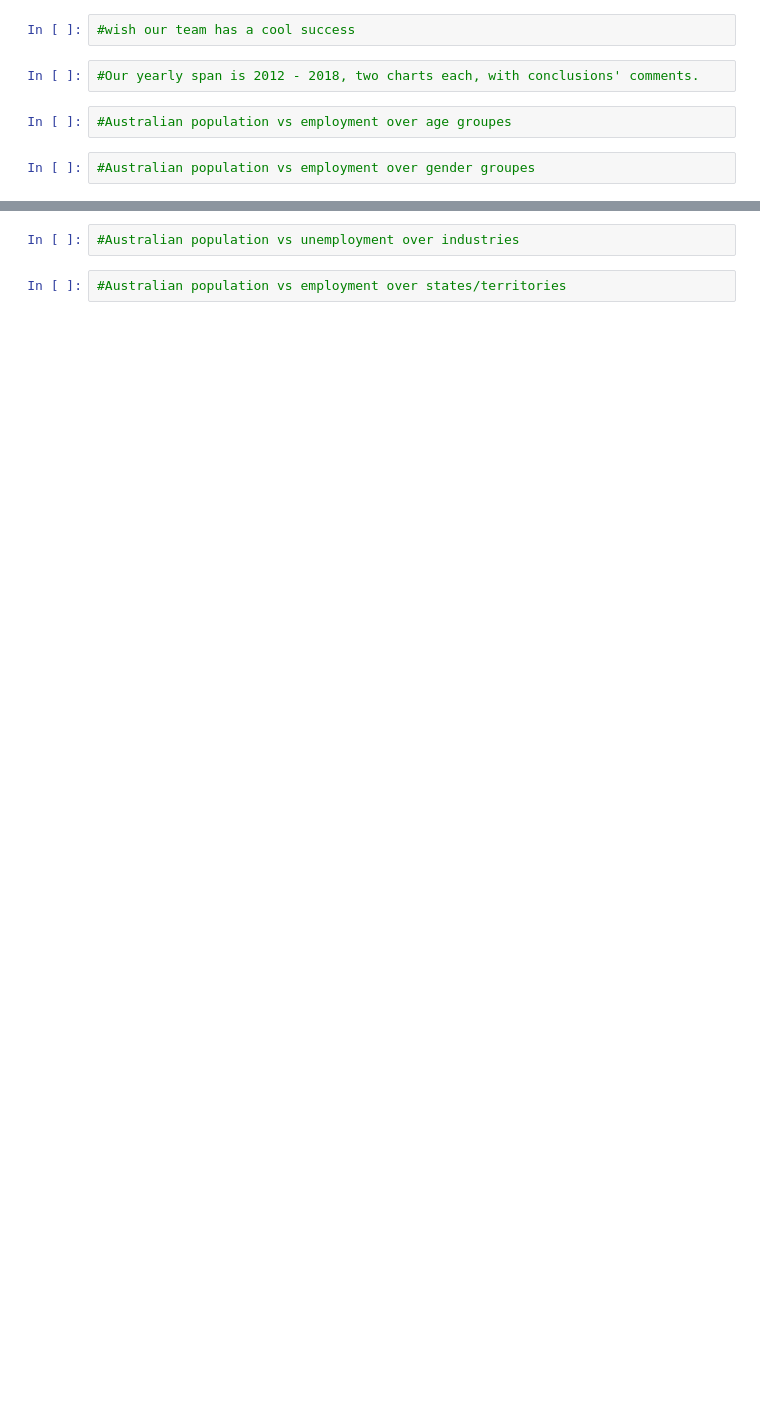
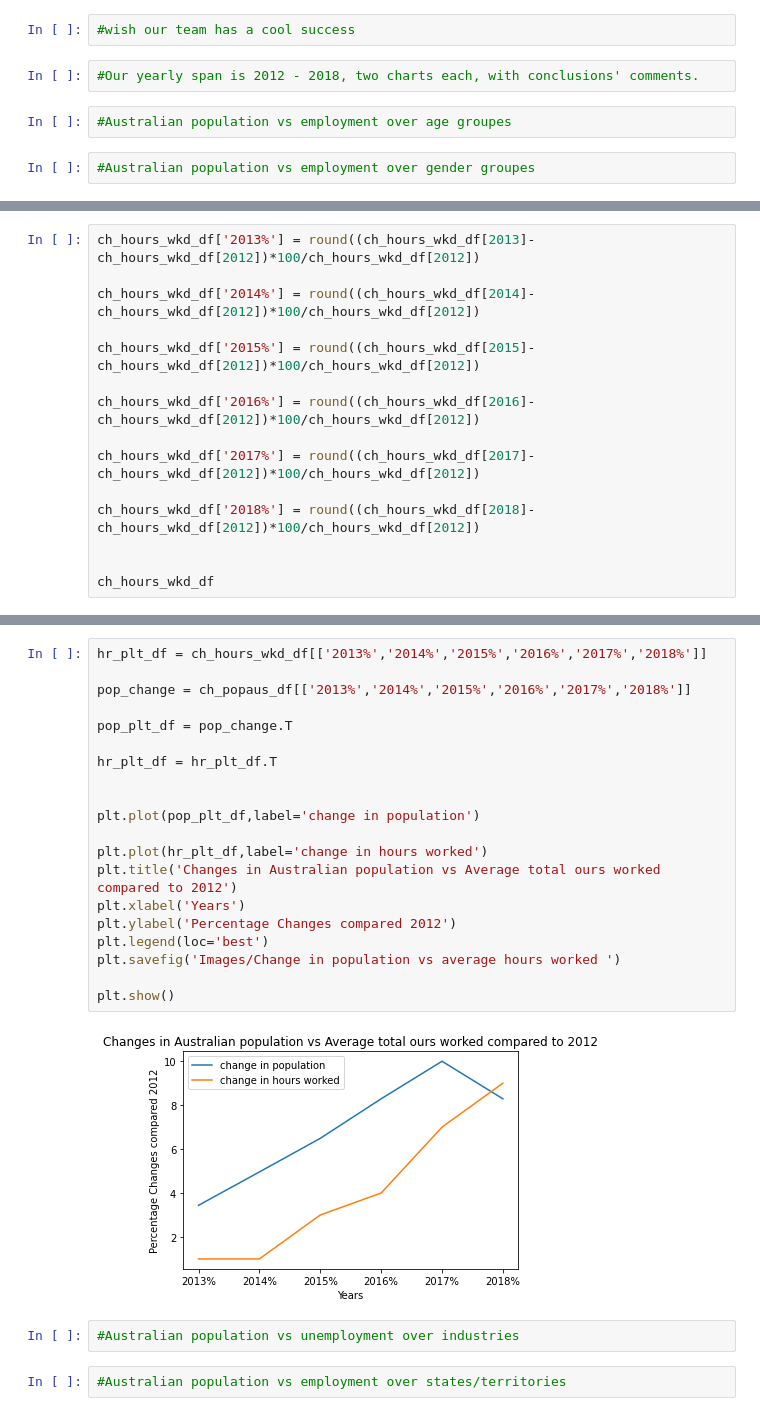
Before and after one commit to tonyzhao668/adventure, a Jupyter notebook: adventure.ipynb, the cells around one changed output, grey strips where cells are left out. Drawn from its saved outputs; the diff is of its cells as text; blank space fills up the shorter version.

```diff
--- a/adventure.ipynb
+++ b/adventure.ipynb
@@ -21,0 +64,15 @@ from matplotlib import pyplot as plt
+# %%
+ch_hours_wkd_df['2013%'] = round((ch_hours_wkd_df[2013]-ch_hours_wkd_df[2012])*100/ch_hours_wkd_df[2012])
+
+ch_hours_wkd_df['2014%'] = round((ch_hours_wkd_df[2014]-ch_hours_wkd_df[2012])*100/ch_hours_wkd_df[2012])
+
+ch_hours_wkd_df['2015%'] = round((ch_hours_wkd_df[2015]-ch_hours_wkd_df[2012])*100/ch_hours_wkd_df[2012])
+
+ch_hours_wkd_df['2016%'] = round((ch_hours_wkd_df[2016]-ch_hours_wkd_df[2012])*100/ch_hours_wkd_df[2012])
+
+ch_hours_wkd_df['2017%'] = round((ch_hours_wkd_df[2017]-ch_hours_wkd_df[2012])*100/ch_hours_wkd_df[2012])
+
+ch_hours_wkd_df['2018%'] = round((ch_hours_wkd_df[2018]-ch_hours_wkd_df[2012])*100/ch_hours_wkd_df[2012])
+
+
+ch_hours_wkd_df
@@ -22,3 +82,25 @@ from matplotlib import pyplot as plt
+# %%
+hr_plt_df = ch_hours_wkd_df[['2013%','2014%','2015%','2016%','2017%','2018%']]
+
+pop_change = ch_popaus_df[['2013%','2014%','2015%','2016%','2017%','2018%']]
+
+pop_plt_df = pop_change.T
+
+hr_plt_df = hr_plt_df.T
+
+
+plt.plot(pop_plt_df,label='change in population')
+
+plt.plot(hr_plt_df,label='change in hours worked')
+plt.title('Changes in Australian population vs Average total ours worked compared to 2012')
+plt.xlabel('Years')
+plt.ylabel('Percentage Changes compared 2012')
+plt.legend(loc='best')
+plt.savefig('Images/Change in population vs average hours worked ')
+
+plt.show()
+# %% [output]
+[figure, added]
 # %%
 #Australian population vs unemployment over industries
 # %%
```
Also changed, not shown: parts of 5 cells of this notebook, 2 other files.
